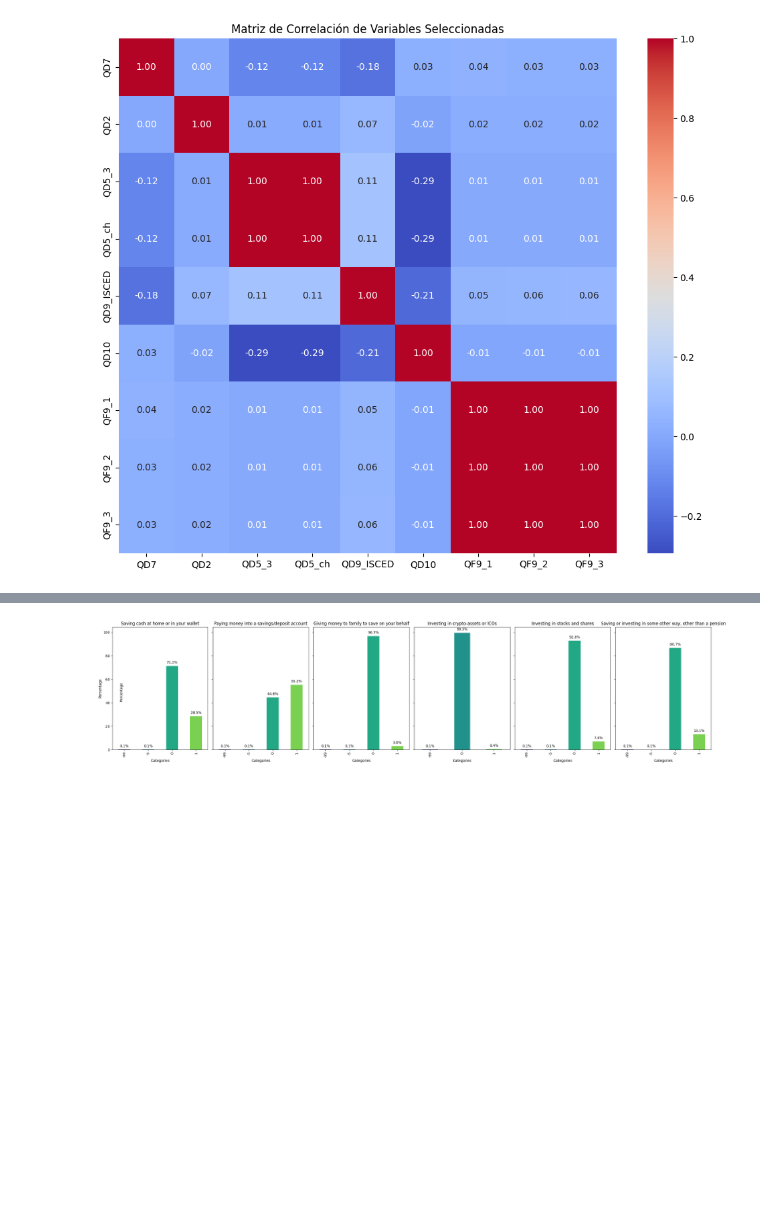
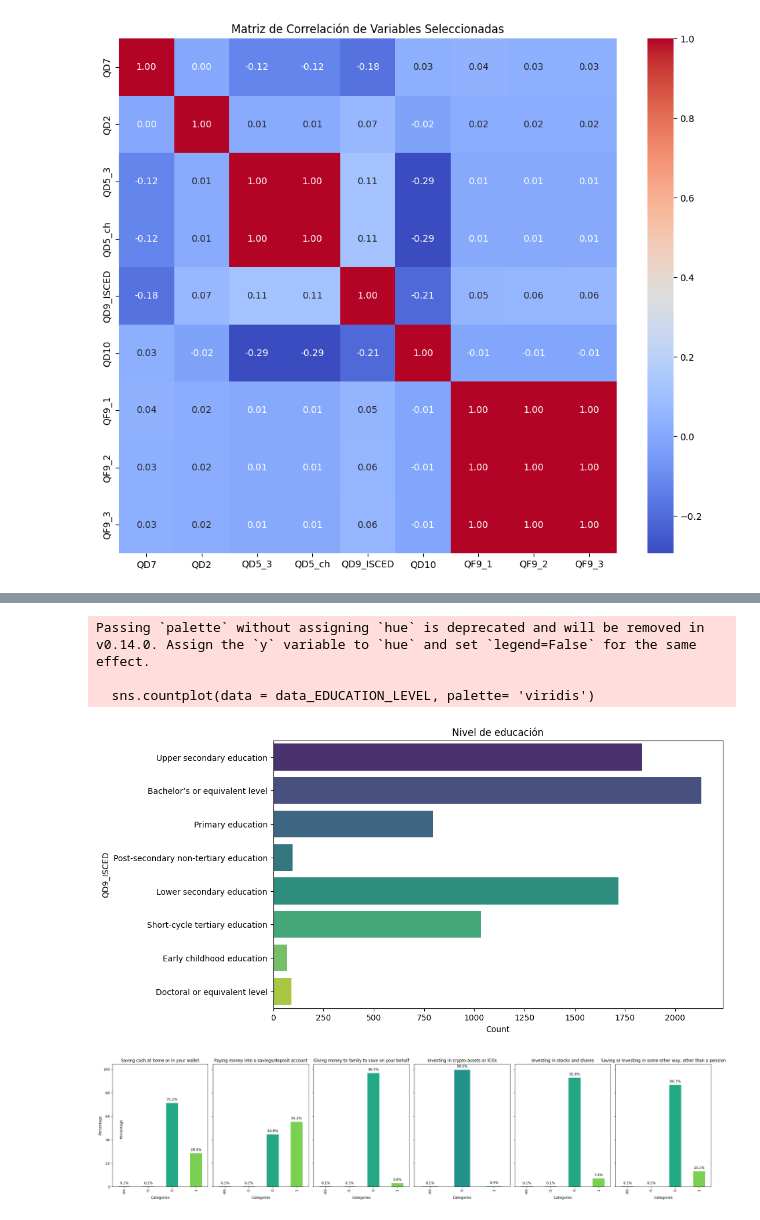
Before and after one commit to blackalle/TFM, a Jupyter notebook: tfm.ipynb, the cells around one changed output, grey strips where cells are left out. Drawn from its saved outputs; the diff is of its cells as text; code cells hidden in the pictures; blank space fills up the shorter version.

```diff
--- a/tfm.ipynb
+++ b/tfm.ipynb
@@ -511,3 +512,27 @@ KeyError: 'QF4'
+# %%
+#BARPLOT QD9_ISCED EN COLORES
+data_EDUCATION_LEVEL = data_encoded_2021['QD9_ISCED'].replace({
+    0: 'Early childhood education',
+    1: 'Primary education',
+    2: 'Lower secondary education',
+    3: 'Upper secondary education',
+    4: 'Post-secondary non-tertiary education',
+    5: 'Short-cycle tertiary education',
+    6: 'Bachelor’s or equivalent level',
+    7: 'Master’s or equivalent level',
+    8: 'Doctoral or equivalent level'
+})
+#BARPLOT DATA_EDUCATION_LEVEL EN COLORES
+plt.figure(figsize=(10, 6))
+sns.countplot(data = data_EDUCATION_LEVEL, palette= 'viridis')
+plt.title('Nivel de educación')
+plt.xlabel('Count')
+plt.show()
+# %% [output]
+Passing `palette` without assigning `hue` is deprecated and will be removed in v0.14.0. Assign the `y` variable to `hue` and set `legend=False` for the same effect.
+
+  sns.countplot(data = data_EDUCATION_LEVEL, palette= 'viridis')
+[figure, added]
 # %%
 questions = ['QF3_1', 'QF3_2', 'QF3_3', 'QF3_6', 'QF3_7', 'QF3_8']
 titulos = ['Saving cash at home or in your wallet',
```
Also changed, not shown: parts of 20 cells of this notebook.
